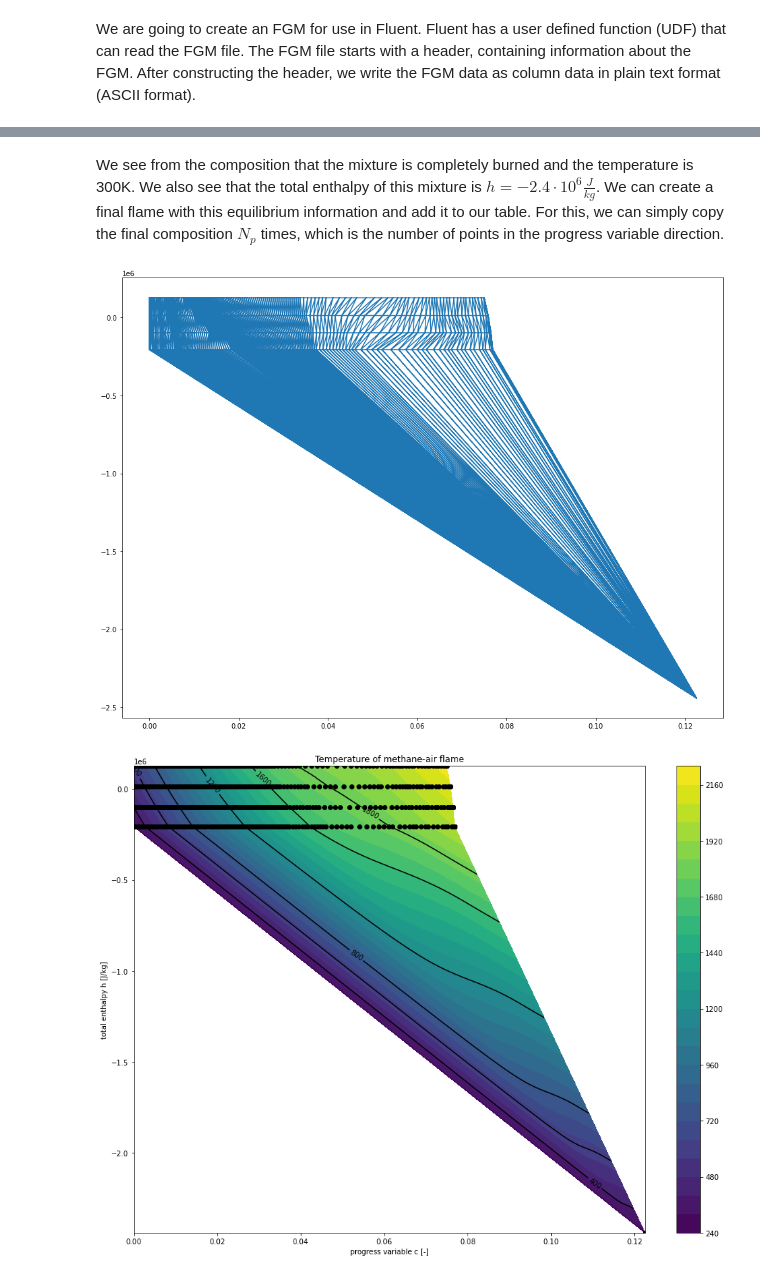
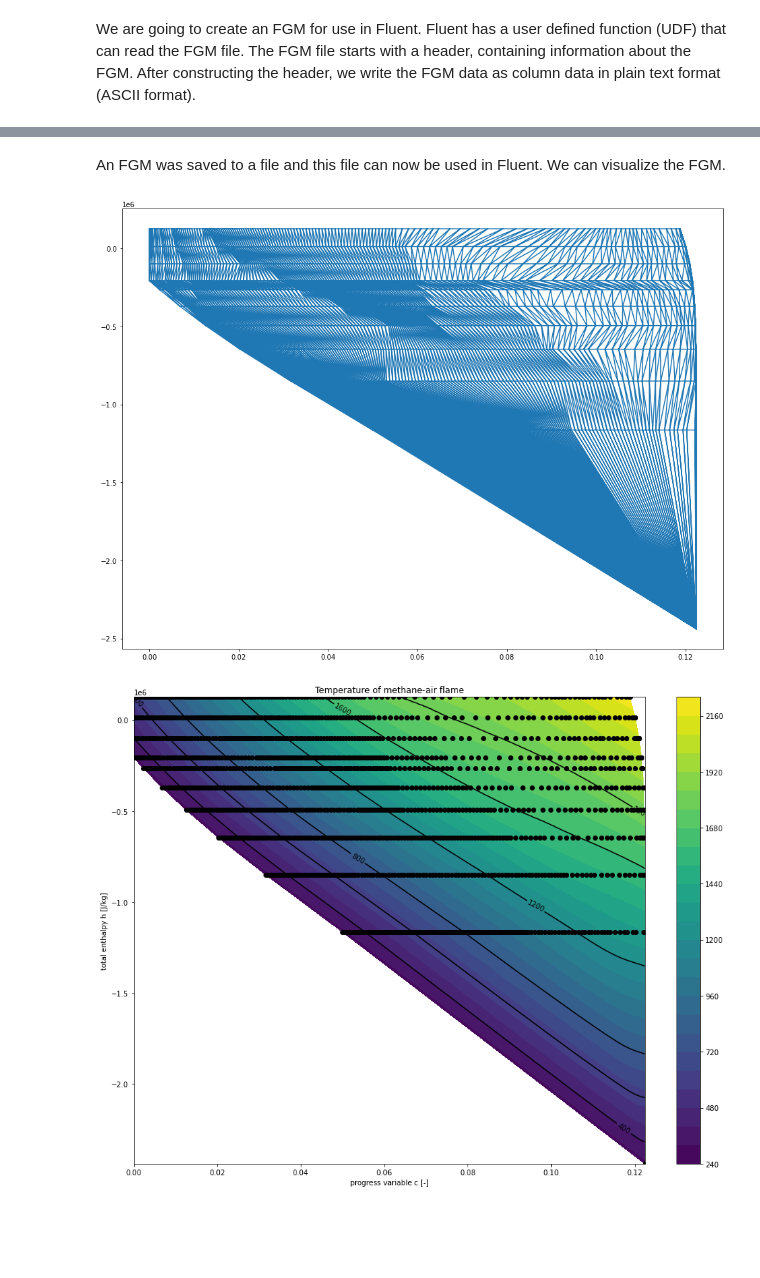
Before and after one commit to bigfooted/combustion, a Jupyter notebook: module 4.1 2D FGM.ipynb, the cells around one changed output, grey strips where cells are left out. Saved outputs shown, nothing was run; the diff lists cells and outputs as text; code cells hidden in the pictures; blank space fills up the shorter version.

```diff
--- a/module 4.1 2D FGM.ipynb
+++ b/module 4.1 2D FGM.ipynb
@@ -182,7 +196,7 @@ A very steep peak! We see that this peak is captured correctly by the refinement
 # We are going to create a list of flames with unburnt temperatures of T=300,400,500,600
 # This will take a couple of minutes to run...
 
-# we compute in order of lower enthalpy, so it also ends up in the list like that.
+# we compute in order of high to low enthalpy, so it also ends up in the list like that.
 T_unburnt_list = [300,400,500,600]
 
 # we store the individual flame solutions in a list of flame solutions
@@ -206,14 +220,17 @@ for T_unburnt in T_unburnt_list:
 
     # Set up flame object
     flame = ct.FreeFlame(gas, width=width)
-    flame.set_refine_criteria(ratio=3, slope=0.06, curve=0.12)
+    flame.set_refine_criteria(ratio=2, slope=0.04, curve=0.08)
     #f.show_solution()
 
     # Solve with Unity Lewis transport model
     flame.transport_model = 'UnityLewis'
     #flame.solve(loglevel=loglevel, auto=True)
     flame.solve(loglevel) # don't use 'auto' on subsequent solves
+    #we save the enthalpy from lowest to highest
     flamelist.append(flame)
+    print("flame enthalpy = ",flame.enthalpy_mass[0])
+    print("number of points = ",len(flame.enthalpy_mass))
 
 print("We are done here!")
 # %% [output]
@@ -516,30 +746,5 @@ An FGM was saved to a file and this file can now be used in Fluent. In the examp
-# %%
-gas = ct.Solution('gri30.xml')
-gas.transport_model = 'UnityLewis'
-gas.TPX = 300.0, ct.one_atm, 'CH4:0.8,O2:2,N2:7.52'
-gas.equilibrate('TP')
-# %% [markdown]
-We see from the composition that the mixture is completely burned and the temperature is 300K. We also see that the total enthalpy of this mixture is $h=-2.4\cdot10^6 \frac{J}{kg}$. We can create a final flame with this equilibrium information and add it to our table. For this, we can simply copy the final composition $N_p$ times, which is the number of points in the progress variable direction.
-# %%
-
-iPV=gas.species_index('CO2')
-flame_final_CV1 = np.ones(150)*gas.Y[iPV]
-flame_final_CV2 = np.ones(150)*gas.enthalpy_mass
-flame_final_SOURCE_CV1=np.ones(150)*0.0
-flame_final_SOURCE_CV2=np.ones(150)*0.0
-flame_final_DIFF_CV1=np.ones(150)*gas.thermal_conductivity/gas.cp_mass
-flame_final_DIFF_CV2=np.ones(150)*gas.thermal_conductivity/gas.cp_mass
-flame_final_DENSITY=np.ones(150)*gas.density
-flame_final_TEMPERATURE=np.ones(150)*gas.T
-flame_final_CP=np.ones(150)*gas.cp_mass
-flame_final_CONDUCTIVITY=np.ones(150)*gas.thermal_conductivity
-flame_final_VISCOSITY=np.ones(150)*gas.viscosity
-flame_final_HEATRELEASE=np.ones(150)*0.0
-flame_final_SPECIES1=np.ones(150)*gas.Y[gas.species_index('CH4')]
-flame_final_SPECIES2=np.ones(150)*gas.Y[gas.species_index('CO')]
-flame_final_SPECIES3=np.ones(150)*gas.Y[gas.species_index('CO2')]
-flame_final_SPECIES4=np.ones(150)*gas.Y[gas.species_index('O2')]
-flame_final_ENTHALPY=flame_final_CV2
+# %% [markdown]
+An FGM was saved to a file and this file can now be used in Fluent. We can visualize the FGM.
 # %%
 # visualize the FGM. For this, we construct an array of all points (x,y), or in our case (c,h)
 
@@ -565,7 +770,7 @@ for i in range(len(flamelist)):
     h = np.full(pvpoints,flamelist[j].enthalpy_mass[0])
     H = np.concatenate((H,h))
 
-    grid,CO2 = newmesh(X, flamelist[j].X[gas.species_index("CO2")], T, pvpoints)
+    grid,CO2 = newmesh(X, flamelist[j].Y[gas.species_index("CO2")], T, pvpoints)
     c = np.concatenate((c,CO2))
 
     grid,T1 = newmesh(X,flamelist[j].T,T,pvpoints)
@@ -573,14 +778,17 @@ for i in range(len(flamelist)):
 
 
 # add the equilibrium value at the bottom
-H = np.concatenate((H,flame_final_CV2))
-c = np.concatenate((c,flame_final_CV1))
-TEMPERATURE = np.concatenate((TEMPERATURE,flame_final_TEMPERATURE))
+eq_CV1 = np.ones(pvpoints)*eq_gas.Y[iPV]
+eq_CV2 = np.ones(pvpoints)*eq_gas.enthalpy_mass
+eq_TEMPERATURE=np.ones(pvpoints)*eq_gas.T
+H = np.concatenate((H,eq_CV2))
+c = np.concatenate((c,eq_CV1))
+TEMPERATURE = np.concatenate((TEMPERATURE,eq_TEMPERATURE))
 # %%
 # construct a proper triangulation
 npv=pvpoints
 # number of flames + equilibrium point
-nh=5
+nh=len(flamelist)+1
 
 tria01 = np.ones(((npv-1)*(nh-1)*2,3),dtype=np.int32)
 index=0
@@ -592,33 +800,33 @@ for j in range(nh-1):
         index=index+1
         #print(index," ",i," ",j," (",npv*j + i+1, npv*j + i,(j+1)*npv+i,"),(",(j+1)*npv+i,(j+1)*npv+i+1,npv*j + i+1, ")")
 
 # plot the mesh
 plt.triplot(c, H,tria01)
 
 
 # create a contour plot
 fig, ax = plt.subplots()
 ax.set_title('Temperature of methane-air flame')
 ax.set_xlabel('progress variable c [-]')
 ax.set_ylabel('total enthalpy h [J/kg]')
 tcf = ax.tricontourf(c,H,tria01,TEMPERATURE, 30) # contour plot, using xx number of colored contour levels
 
 # Define black line contour levels in temperature where we want lines to appear
 levels = np.array([400, 600, 800, 1200, 1600, 1800])
 # Set all contour level lines to black
 line_colors = ['black' for l in tcf.levels]
 cp = ax.tricontour(c, H, tria01,TEMPERATURE, levels=levels, colors=line_colors)
 # format of label text on the contour lines, it is a float (real) with 0 digits. Positioning is automatic
 ax.clabel(cp, fontsize=10, fmt='%.0f',colors=line_colors)
 
 # colorbar
 fig.colorbar(tcf)
 
 # visualize data points
 ax.plot(c,H, 'ko')
 
 plt.show()
 # %% [output]
-[figure, old version]
+[figure, new version]
-[figure, old version]
+[figure, new version]
 # %% [markdown]
```
Also changed, not shown: parts of 28 cells of this notebook.
